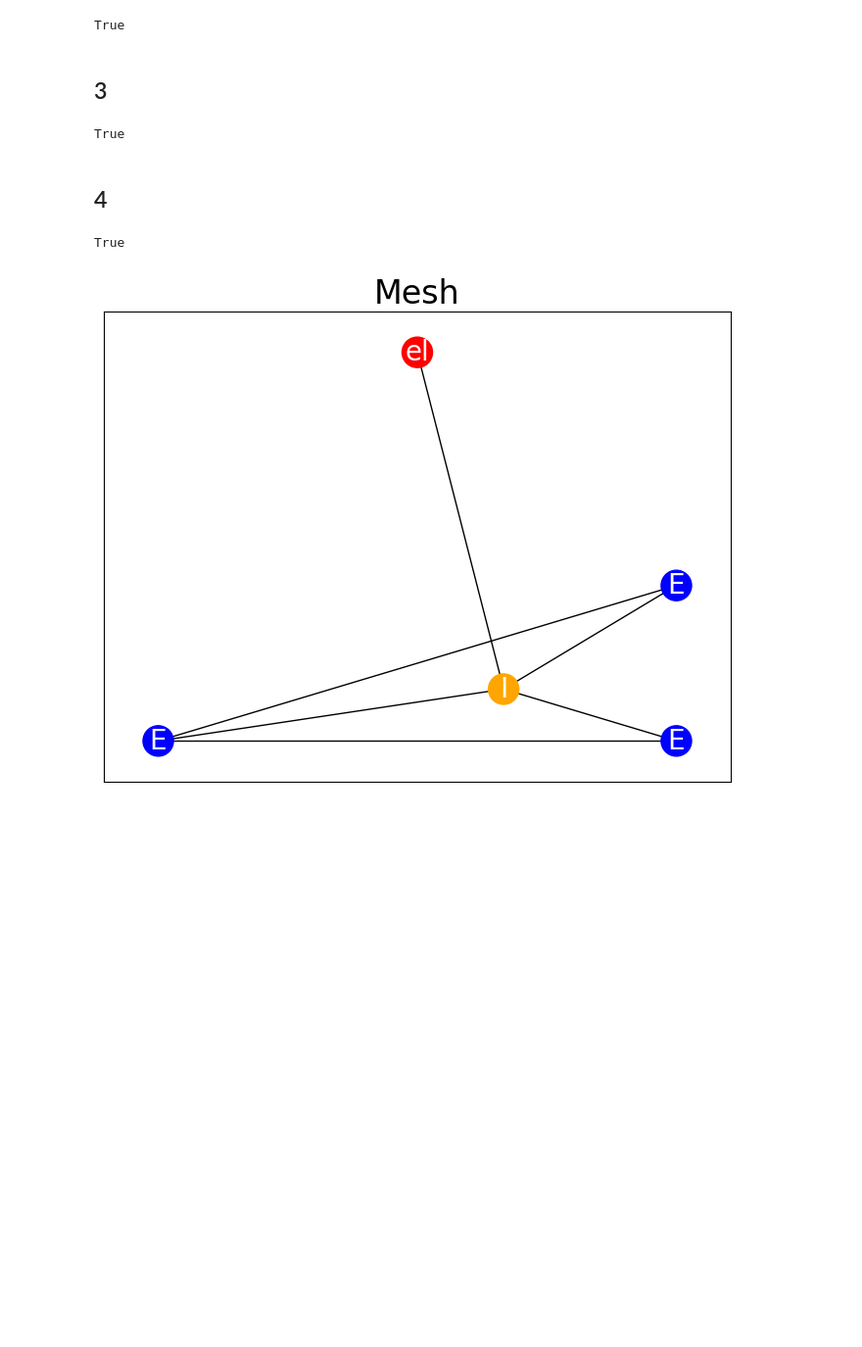
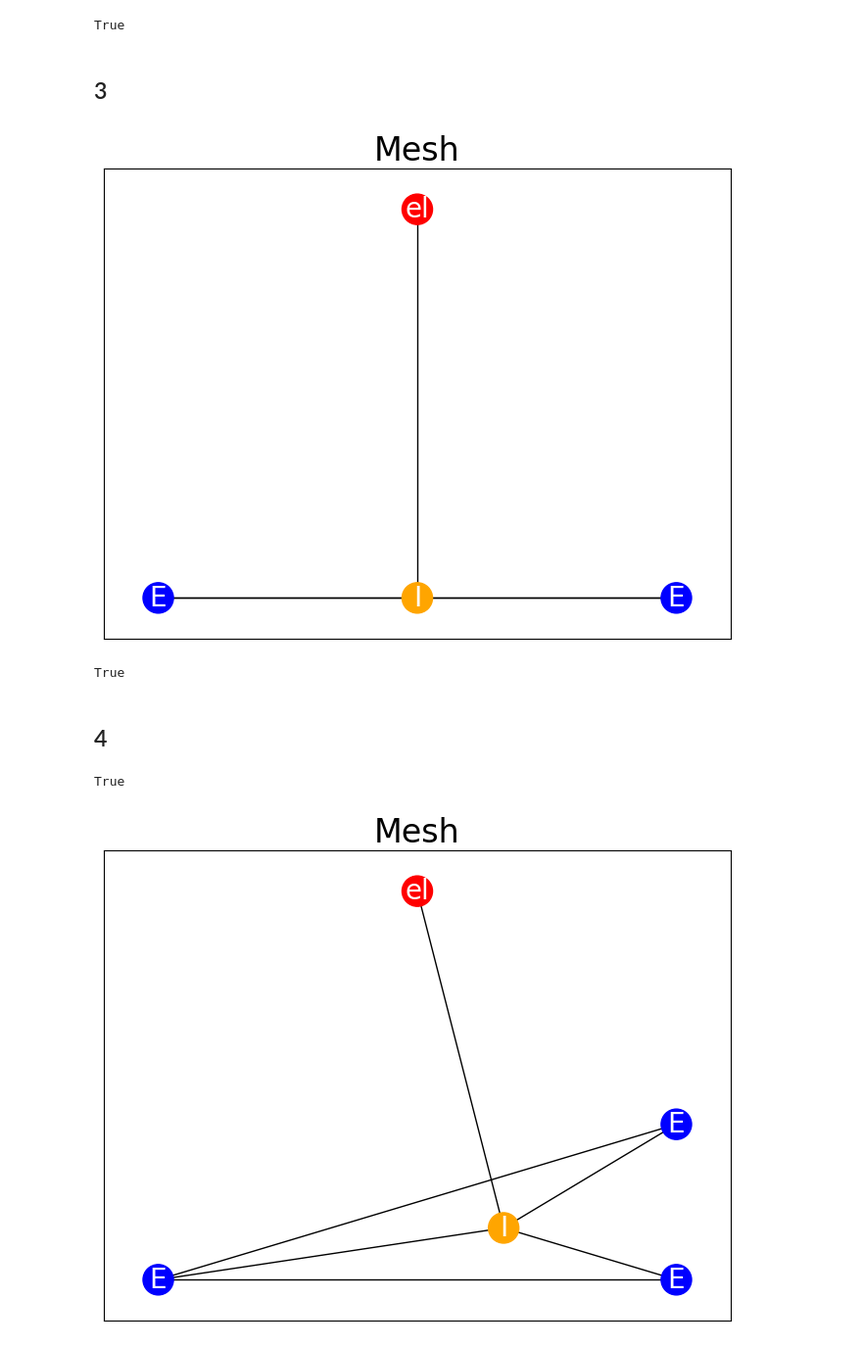
Before and after one commit to GGProjectWed1820/GGProject, a Jupyter notebook: examples/prod9.ipynb, the cells around one changed output. Shown at 98% size. Cells and saved outputs as stored; diff of their text form; code cells hidden in the pictures; blank space fills up the shorter version.

```diff
--- a/examples/prod9.ipynb
+++ b/examples/prod9.ipynb
@@ -210,7 +212,7 @@ G.add_nodes_from(
             ),
         ),
         (
-            2,
+            1,
             dataclasses.asdict(
                 VertexParams(
                     vertex_type=VertexType.EXTERIOR, position=(0.0, 1.0), level=1
@@ -218,7 +220,7 @@ G.add_nodes_from(
             ),
         ),
         (
-            4,
+            2,
             dataclasses.asdict(
                 VertexParams(
                     vertex_type=VertexType.EXTERIOR, position=(1.0, 1.0), level=1
@@ -226,31 +228,27 @@ G.add_nodes_from(
             ),
         ),
         (
-            5,
+            3,
             dataclasses.asdict(
                 VertexParams(
                     vertex_type=VertexType.INTERIOR, position=None, level=1
                 )
             ),
-        ),
-        (
-            6,
-            dataclasses.asdict(
-                VertexParams(
-                    vertex_type=VertexType.INTERIOR, position=None, level=1
-                )
-            ),
-        ),
+        )
     ]
 )
 
 G.add_edges_from(
     [
-        (0, 5),
-        (2, 4),
-        (2, 5),
-        (5, 4),
+        (0, 3),
+        (1, 2),
+        (1, 3),
+        (3, 2),
 
     ]
 )
+# %%
+draw(G)
+# %% [output]
+[figure, added]
 # %%
```
Also changed, not shown: parts of 3 cells of this notebook.
